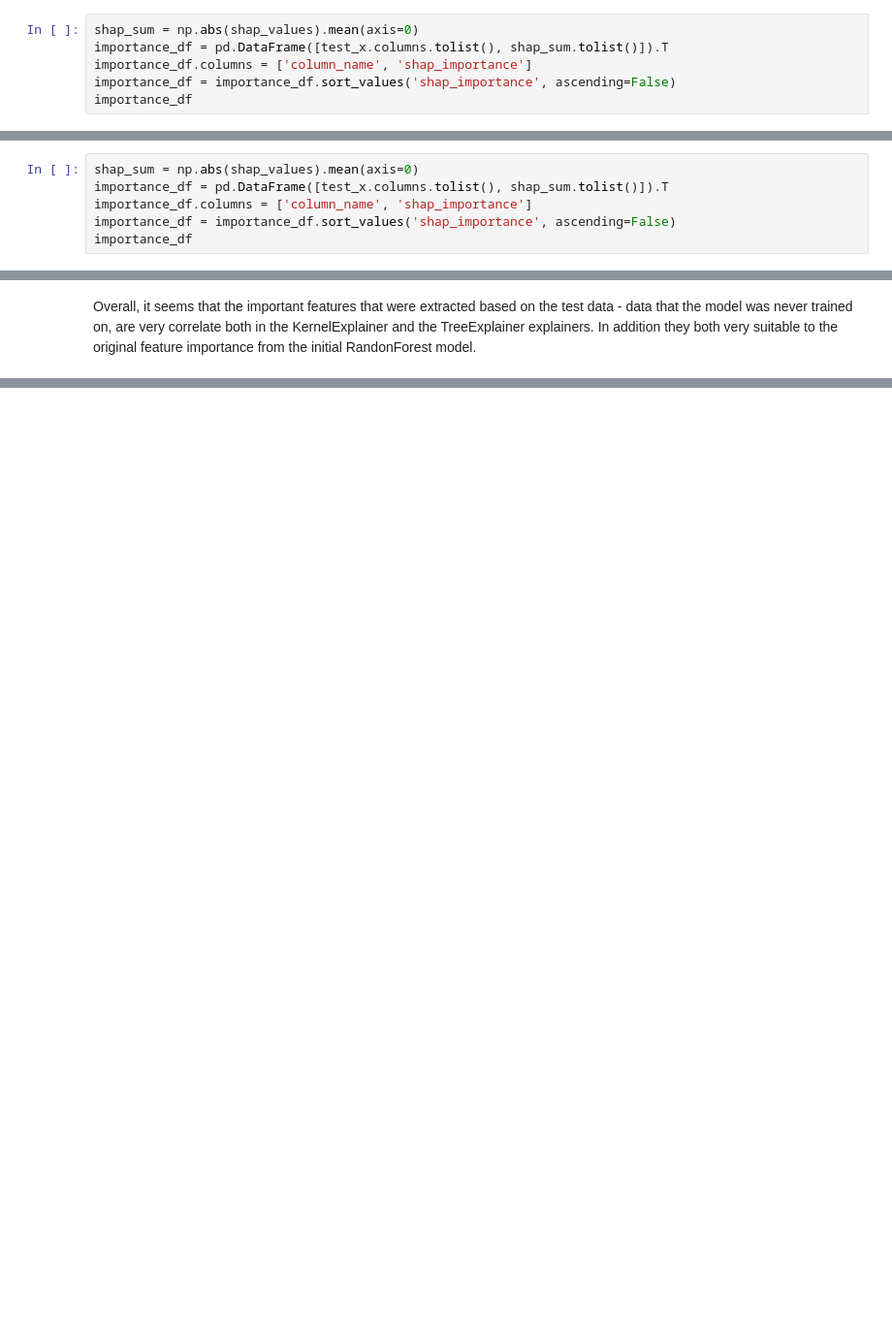
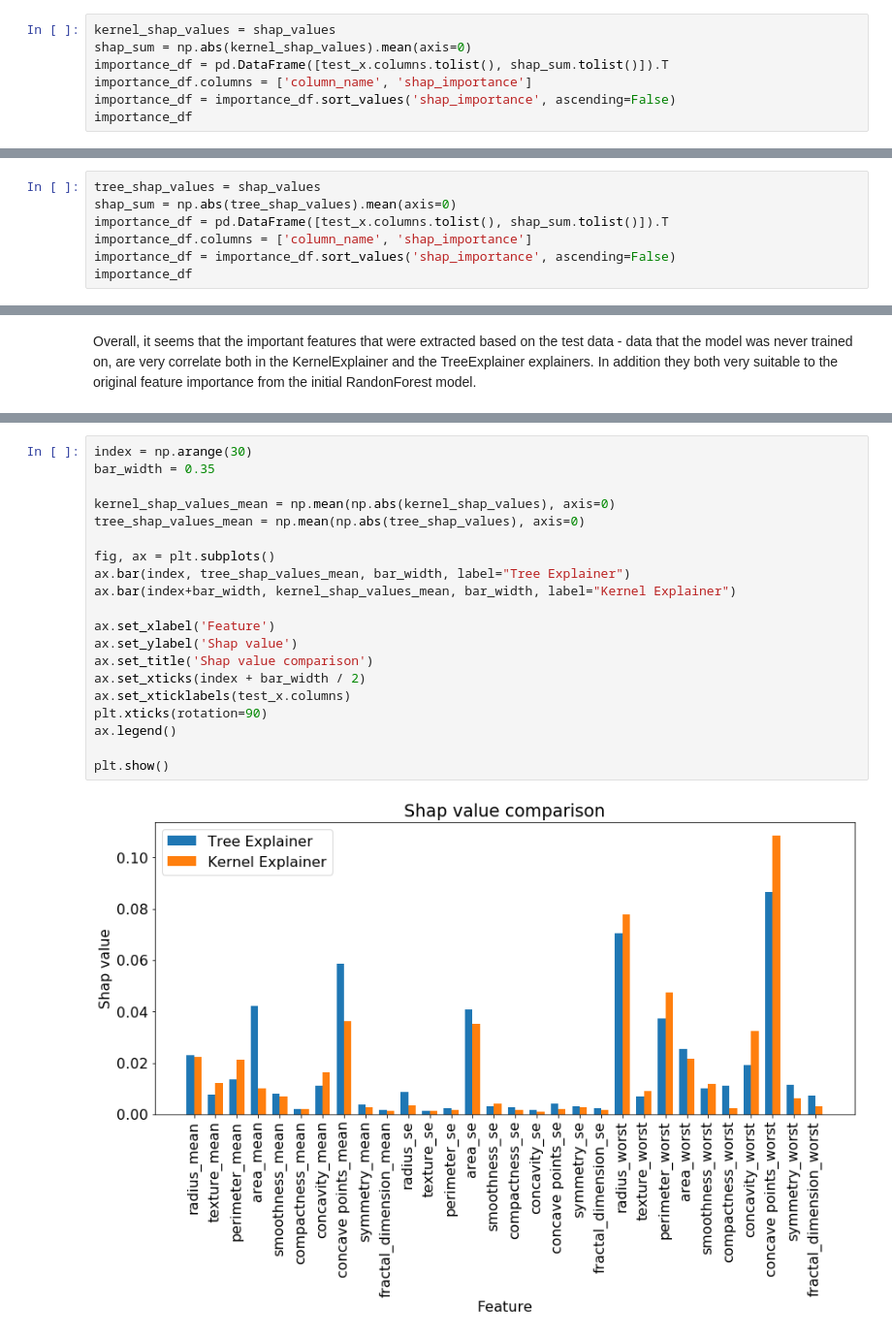
Before and after one commit to DanielJuravski/ml4hc, a Jupyter notebook: ex03/ex03.ipynb, the cells around one changed output, grey strips where cells are left out. Shown at 97% size. Drawn from its saved outputs; the diff is of its cells as text; blank space fills up the shorter version.

```diff
--- a/ex03/ex03.ipynb
+++ b/ex03/ex03.ipynb
@@ -181,5 +201,6 @@ Using 143 background data samples could cause slower run times. Consider using s
 # %%
-shap_sum = np.abs(shap_values).mean(axis=0)
+kernel_shap_values = shap_values
+shap_sum = np.abs(kernel_shap_values).mean(axis=0)
 importance_df = pd.DataFrame([test_x.columns.tolist(), shap_sum.tolist()]).T
 importance_df.columns = ['column_name', 'shap_importance']
 importance_df = importance_df.sort_values('shap_importance', ascending=False)
@@ -209,5 +248,6 @@ shap.summary_plot(shap_values, test_x, plot_type="dot")
 # %%
-shap_sum = np.abs(shap_values).mean(axis=0)
+tree_shap_values = shap_values
+shap_sum = np.abs(tree_shap_values).mean(axis=0)
 importance_df = pd.DataFrame([test_x.columns.tolist(), shap_sum.tolist()]).T
 importance_df.columns = ['column_name', 'shap_importance']
 importance_df = importance_df.sort_values('shap_importance', ascending=False)
@@ -230,0 +290,22 @@ Overall, it seems that the important features that were extracted based on the t
+# %%
+index = np.arange(30)
+bar_width = 0.35
+
+kernel_shap_values_mean = np.mean(np.abs(kernel_shap_values), axis=0)
+tree_shap_values_mean = np.mean(np.abs(tree_shap_values), axis=0)
+
+fig, ax = plt.subplots()
+ax.bar(index, tree_shap_values_mean, bar_width, label="Tree Explainer")
+ax.bar(index+bar_width, kernel_shap_values_mean, bar_width, label="Kernel Explainer")
+
+ax.set_xlabel('Feature')
+ax.set_ylabel('Shap value')
+ax.set_title('Shap value comparison')
+ax.set_xticks(index + bar_width / 2)
+ax.set_xticklabels(test_x.columns)
+plt.xticks(rotation=90)
+ax.legend()
+
+plt.show()
+# %% [output]
+[figure, added]
```
Also changed, not shown: parts of 21 cells of this notebook, 2 other files.
